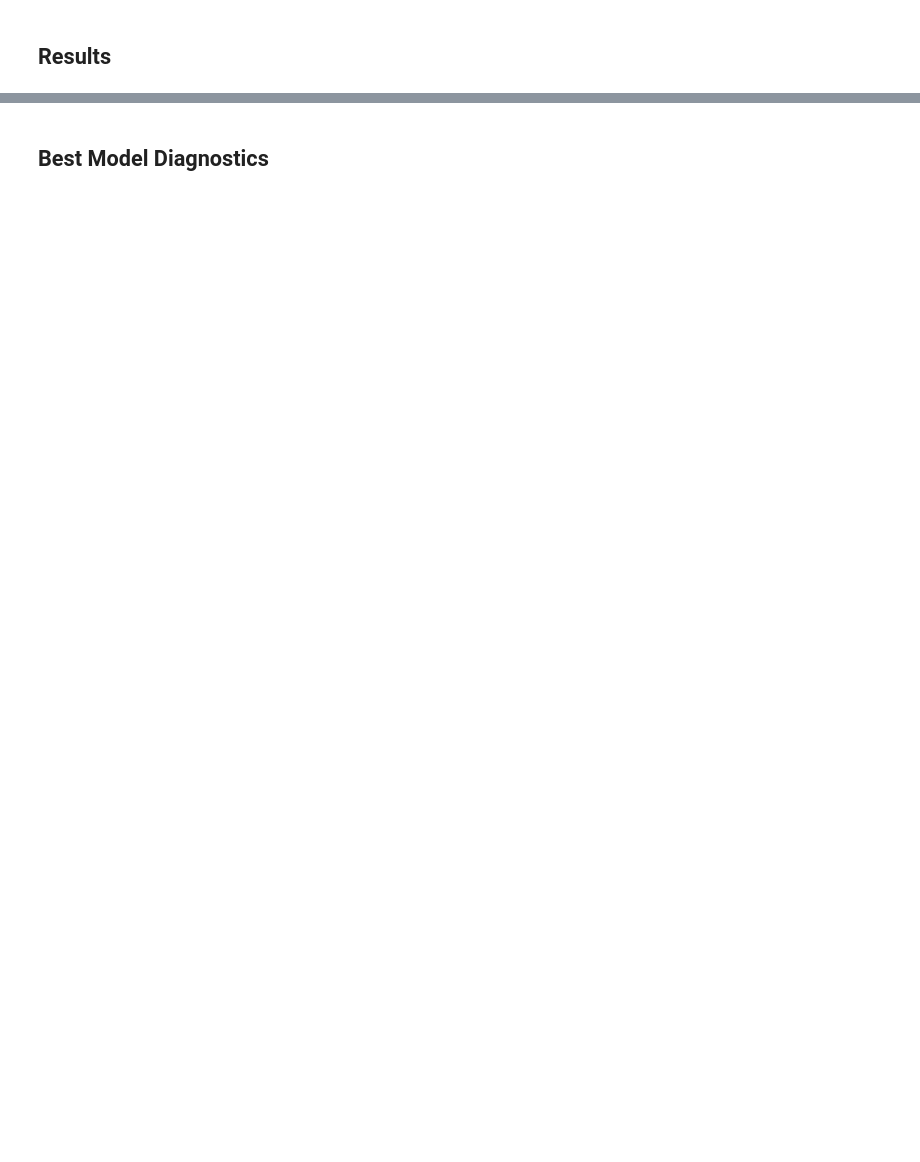
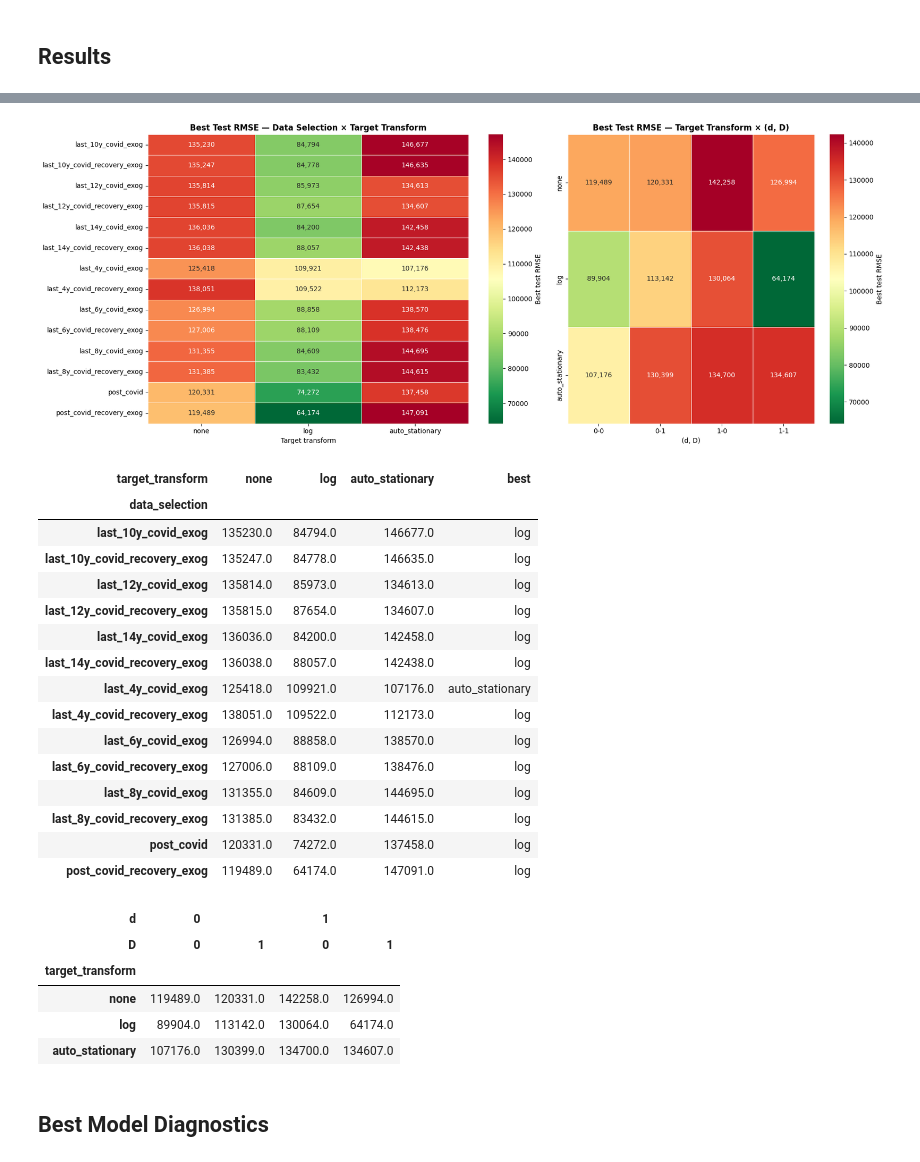
Before and after one commit to Gbrlmoraes/brazil_tourism_forecasting_benchmark, a Jupyter notebook: notebooks/5_arima_model_testing.ipynb, the cells around one changed output, grey strips where cells are left out. Cells and saved outputs as stored; diff of their text form; code cells hidden in the pictures; blank space fills up the shorter version.

```diff
--- a/notebooks/5_arima_model_testing.ipynb
+++ b/notebooks/5_arima_model_testing.ipynb
@@ -355,3 +656,71 @@ display(
+# %%
+best_by_selection_transform = results_df.pivot_table(
+    index='data_selection', columns='target_transform', values='rmse', aggfunc='min'
+).reindex(columns=TARGET_TRANSFORMS)
+best_by_selection_transform['best'] = best_by_selection_transform.idxmin(axis=1)
+
+best_by_transform_diff = results_df.pivot_table(
+    index='target_transform', columns=['d', 'D'], values='rmse', aggfunc='min'
+).reindex(TARGET_TRANSFORMS)
+
+fig, axes = plt.subplots(1, 2, figsize=(18, 7), gridspec_kw={'width_ratios': [1.3, 1]})
+sns.heatmap(
+    best_by_selection_transform[TARGET_TRANSFORMS],
+    annot=True,
+    fmt=',.0f',
+    cmap='RdYlGn_r',
+    linewidths=0.4,
+    ax=axes[0],
+    cbar_kws={'label': 'Best test RMSE'},
+)
+axes[0].set_title(
+    'Best Test RMSE — Data Selection × Target Transform', fontweight='bold'
+)
+axes[0].set_xlabel('Target transform')
+axes[0].set_ylabel('')
+
+sns.heatmap(
+    best_by_transform_diff,
+    annot=True,
+    fmt=',.0f',
+    cmap='RdYlGn_r',
+    linewidths=0.4,
+    ax=axes[1],
+    cbar_kws={'label': 'Best test RMSE'},
+)
+axes[1].set_title('Best Test RMSE — Target Transform × (d, D)', fontweight='bold')
+axes[1].set_xlabel('(d, D)')
+axes[1].set_ylabel('')
+
+plt.tight_layout()
+plt.show()
+
+display(best_by_selection_transform.round(0))
+display(best_by_transform_diff.round(0))
+# %% [output]
+[figure, added]
+| target_transform | none | log | auto_stationary | best |
+| data_selection |  |  |  |  |
+| last_10y_covid_exog | 135230.0 | 84794.0 | 146677.0 | log |
+| last_10y_covid_recovery_exog | 135247.0 | 84778.0 | 146635.0 | log |
+| last_12y_covid_exog | 135814.0 | 85973.0 | 134613.0 | log |
+| last_12y_covid_recovery_exog | 135815.0 | 87654.0 | 134607.0 | log |
+| last_14y_covid_exog | 136036.0 | 84200.0 | 142458.0 | log |
+| last_14y_covid_recovery_exog | 136038.0 | 88057.0 | 142438.0 | log |
+| last_4y_covid_exog | 125418.0 | 109921.0 | 107176.0 | auto_stationary |
+| last_4y_covid_recovery_exog | 138051.0 | 109522.0 | 112173.0 | log |
+| last_6y_covid_exog | 126994.0 | 88858.0 | 138570.0 | log |
+| last_6y_covid_recovery_exog | 127006.0 | 88109.0 | 138476.0 | log |
+| last_8y_covid_exog | 131355.0 | 84609.0 | 144695.0 | log |
+| last_8y_covid_recovery_exog | 131385.0 | 83432.0 | 144615.0 | log |
+| post_covid | 120331.0 | 74272.0 | 137458.0 | log |
+| post_covid_recovery_exog | 119489.0 | 64174.0 | 147091.0 | log |
+| d | 0 |  | 1 |  |
+| D | 0 | 1 | 0 | 1 |
+| target_transform |  |  |  |  |
+| none | 119489.0 | 120331.0 | 142258.0 | 126994.0 |
+| log | 89904.0 | 113142.0 | 130064.0 | 64174.0 |
+| auto_stationary | 107176.0 | 130399.0 | 134700.0 | 134607.0 |
 # %% [markdown]
 ## Best Model Diagnostics
 # %%
```
Also changed, not shown: parts of 21 cells of this notebook.
